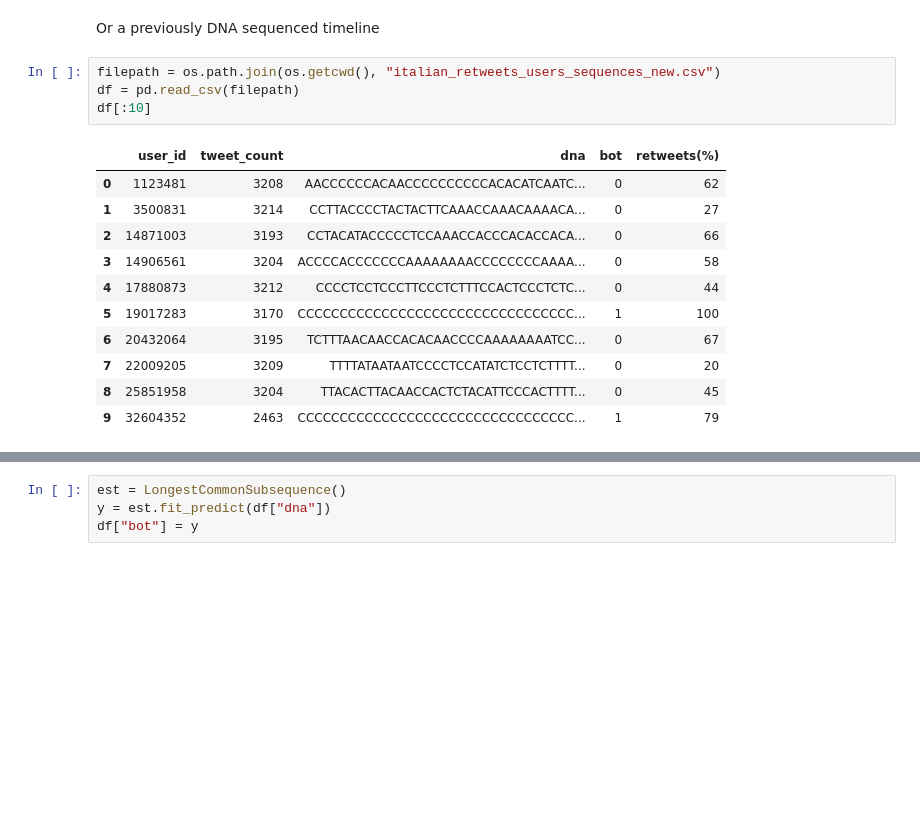
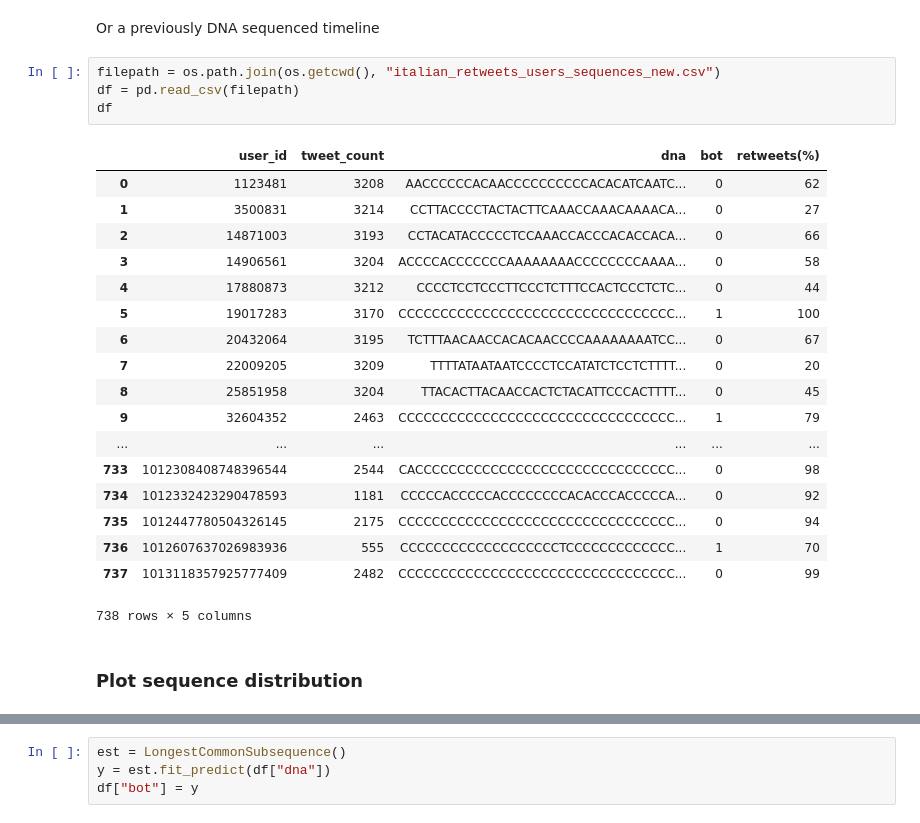
Before and after one commit to WAFI-CNR/ddna-toolbox, a Jupyter notebook: examples/DigitalDNA_python_package.ipynb, the cells around one changed output, grey strips where cells are left out. Cells and saved outputs as stored; diff of their text form; blank space fills up the shorter version.

```diff
--- a/examples/DigitalDNA_python_package.ipynb
+++ b/examples/DigitalDNA_python_package.ipynb
@@ -45,16 +45,25 @@ Or a previously DNA sequenced timeline
 # %%
 filepath = os.path.join(os.getcwd(), "italian_retweets_users_sequences_new.csv")
 df = pd.read_csv(filepath)
-df[:10]
+df
 # %% [output]
 |  | user_id | tweet_count | dna | bot | retweets(%) |
 | 0 | 1123481 | 3208 | AACCCCCCACAACCCCCCCCCCACACATCAATC... | 0 | 62 |
 | 1 | 3500831 | 3214 | CCTTACCCCTACTACTTCAAACCAAACAAAACA... | 0 | 27 |
 | 2 | 14871003 | 3193 | CCTACATACCCCCTCCAAACCACCCACACCACA... | 0 | 66 |
 | 3 | 14906561 | 3204 | ACCCCACCCCCCCAAAAAAAACCCCCCCCAAAA... | 0 | 58 |
 | 4 | 17880873 | 3212 | CCCCTCCTCCCTTCCCTCTTTCCACTCCCTCTC... | 0 | 44 |
 | 5 | 19017283 | 3170 | CCCCCCCCCCCCCCCCCCCCCCCCCCCCCCCCC... | 1 | 100 |
 | 6 | 20432064 | 3195 | TCTTTAACAACCACACAACCCCAAAAAAAATCC... | 0 | 67 |
 | 7 | 22009205 | 3209 | TTTTATAATAATCCCCTCCATATCTCCTCTTTT... | 0 | 20 |
 | 8 | 25851958 | 3204 | TTACACTTACAACCACTCTACATTCCCACTTTT... | 0 | 45 |
 | 9 | 32604352 | 2463 | CCCCCCCCCCCCCCCCCCCCCCCCCCCCCCCCC... | 1 | 79 |
+| ... | ... | ... | ... | ... | ... |
+| 733 | 1012308408748396544 | 2544 | CACCCCCCCCCCCCCCCCCCCCCCCCCCCCCCC... | 0 | 98 |
+| 734 | 1012332423290478593 | 1181 | CCCCCACCCCCACCCCCCCCACACCCACCCCCA... | 0 | 92 |
+| 735 | 1012447780504326145 | 2175 | CCCCCCCCCCCCCCCCCCCCCCCCCCCCCCCCC... | 0 | 94 |
+| 736 | 1012607637026983936 | 555 | CCCCCCCCCCCCCCCCCCCTCCCCCCCCCCCCC... | 1 | 70 |
+| 737 | 1013118357925777409 | 2482 | CCCCCCCCCCCCCCCCCCCCCCCCCCCCCCCCC... | 0 | 99 |
+738 rows × 5 columns
+# %% [markdown]
+### Plot sequence distribution
```
Also changed, not shown: parts of 11 cells of this notebook.
